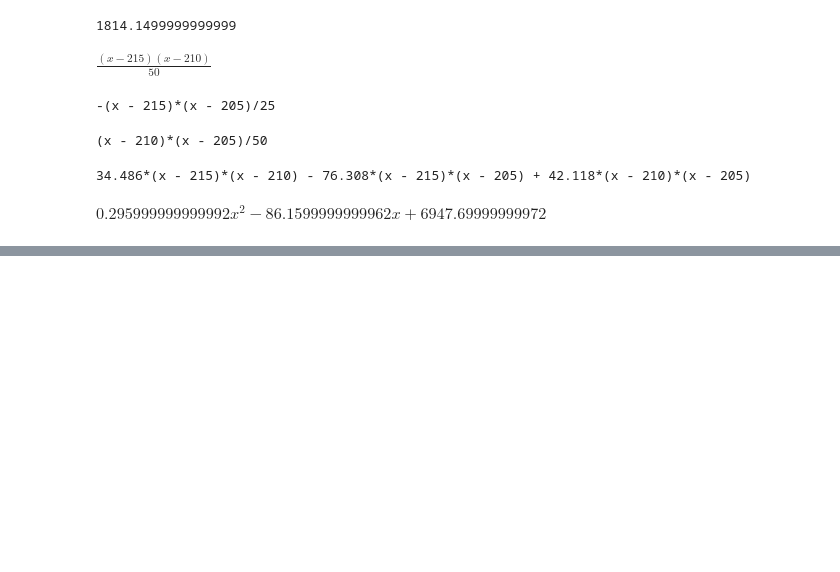
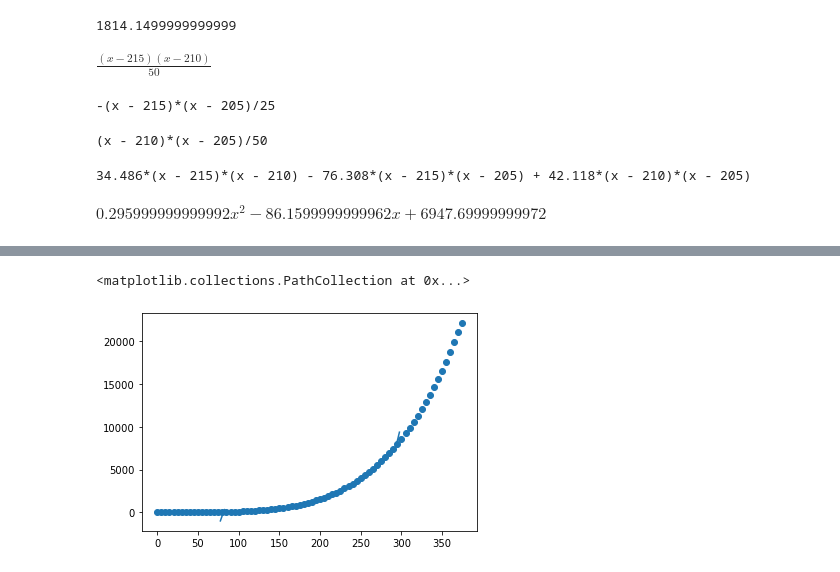
Before and after one commit to jerck1/MetodosComputacionales1, a Jupyter notebook: Act_4_lagrange/interpolacion.ipynb, the cells around one changed output, grey strips where cells are left out. Cells and saved outputs as stored; diff of their text form; code cells hidden in the pictures; blank space fills up the shorter version.

```diff
--- a/Act_4_lagrange/interpolacion.ipynb
+++ b/Act_4_lagrange/interpolacion.ipynb
@@ -81,0 +90,3 @@ def p_lagrange(x,X,Y):
+# %%
+datos=pd.read_csv("thermodynamical_tables_water.csv",delimiter="\t",header=[0,1,2])
+datos
@@ -81,0 +111,13 @@ def p_lagrange(x,X,Y):
+# %%
+a=[x[j] for x in datos.columns for j in range(3)]
+a=np.reshape(a,[int(len(a)/3),3])
+a[3][0]=a[2][0]
+a[5][0]=a[4][0]
+a[6][0]=a[4][0]
+a[8][0]=a[7][0]
+a[9][0]=a[7][0]
+a[11][0]=a[10][0]
+a[12][0]=a[10][0]
+a=[tuple(a[i]) for i in range(len(a))]
+col_names =pd.MultiIndex.from_tuples(a)
+datos.columns=col_names
@@ -81,0 +142,12 @@ def p_lagrange(x,X,Y):
+# %%
+T=datos["Temp. (°C)"]["Temp."]["T"]
+P=datos["Sat. press. (kPa)"]["Sat. press."]["Psat"]
+T_inter=np.linspace(7.5,372.5,74)
+# %%
+P_pred=p_lagrange(T_inter,T,P)#[p_lagrange(t,T,P) for t in T_inter]
+# %%
+plt.plot(T_inter[14:-15],P_pred[14:-15])
+plt.scatter(T,P)
+# %% [output]
+<matplotlib.collections.PathCollection at 0x...>
+[figure, added]
```
Also changed, not shown: parts of 10 cells of this notebook, 7 other files.
